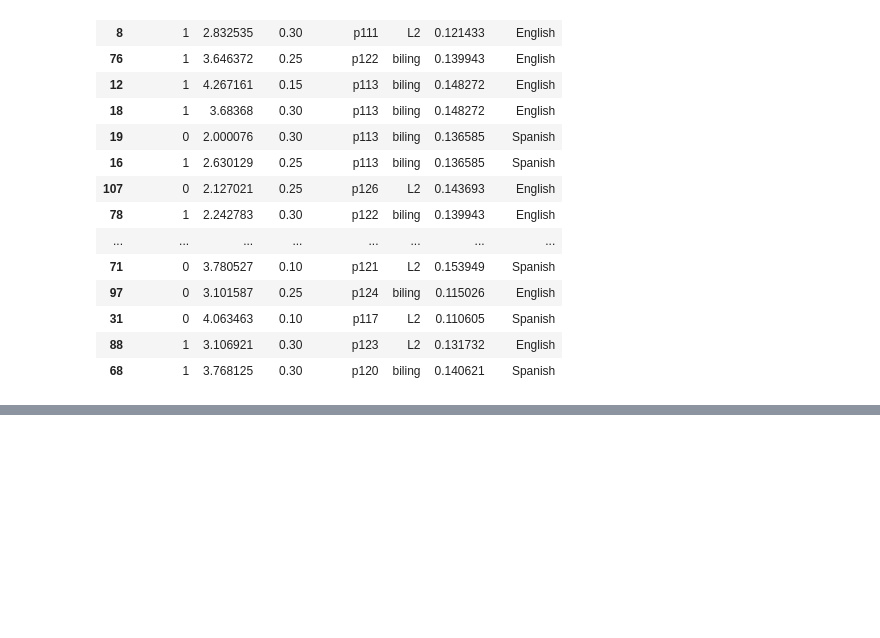
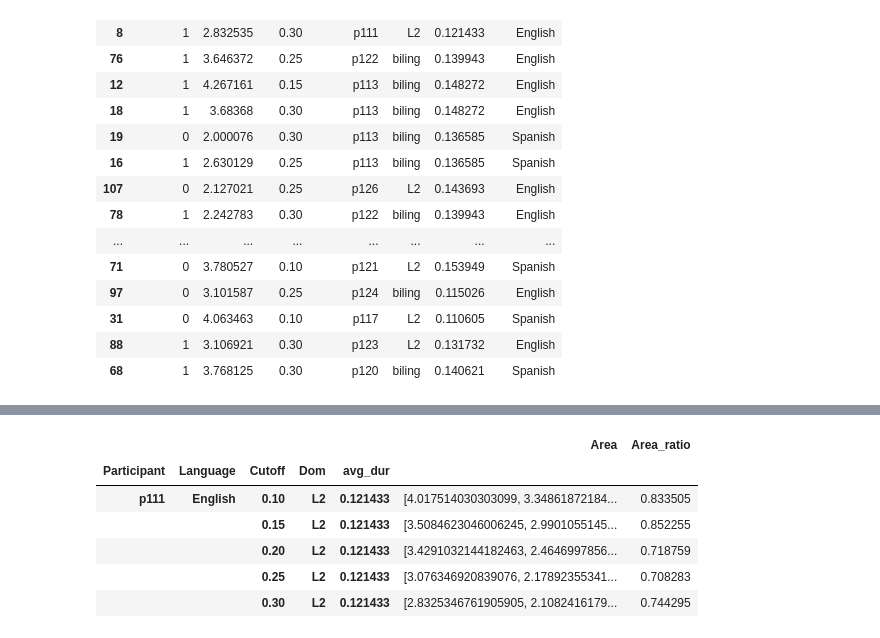
Before and after one commit to anniehelms/vsa_langdom, a Jupyter notebook: 04_vsd.ipynb, the cells around one changed output, grey strips where cells are left out. Drawn from its saved outputs; the diff is of its cells as text; code cells hidden in the pictures; blank space fills up the shorter version.

```diff
--- a/04_vsd.ipynb
+++ b/04_vsd.ipynb
@@ -345,0 +379,12 @@ cbas_vsd.to_csv("data/cbas_areas.csv", index = False)
+# %%
+cbas_list = pd.DataFrame(cbas.groupby(["Participant", "Language","Cutoff", "Dom", "avg_dur"])["Area"].agg(list))
+cbas_list["Area_ratio"] = cbas_list["Area"].apply(lambda x: x[1]/x[0])
+cbas_list.head()
+# %% [output]
+|  |  |  |  |  | Area | Area_ratio |
+| Participant | Language | Cutoff | Dom | avg_dur |  |  |
+| p111 | English | 0.10 | L2 | 0.121433 | [4.017514030303099, 3.34861872184... | 0.833505 |
+|  |  | 0.15 | L2 | 0.121433 | [3.5084623046006245, 2.9901055145... | 0.852255 |
+|  |  | 0.20 | L2 | 0.121433 | [3.4291032144182463, 2.4646997856... | 0.718759 |
+|  |  | 0.25 | L2 | 0.121433 | [3.076346920839076, 2.17892355341... | 0.708283 |
+|  |  | 0.30 | L2 | 0.121433 | [2.8325346761905905, 2.1082416179... | 0.744295 |
```
Also changed, not shown: parts of 14 cells of this notebook, 30 other files.
